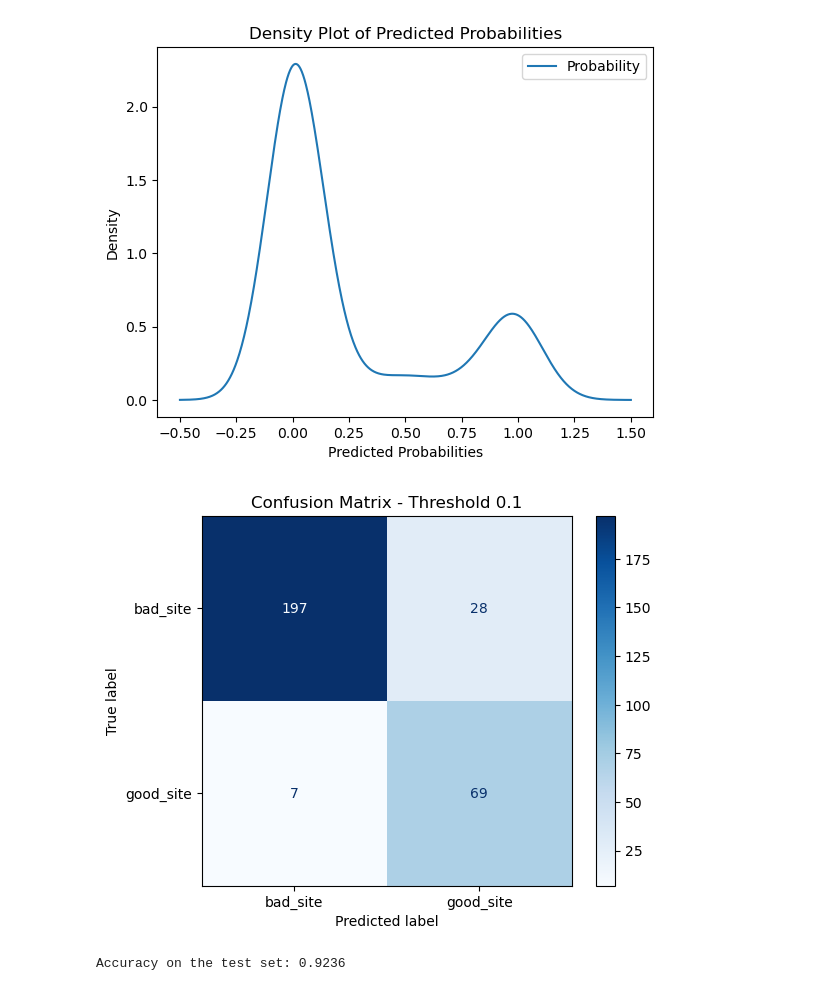
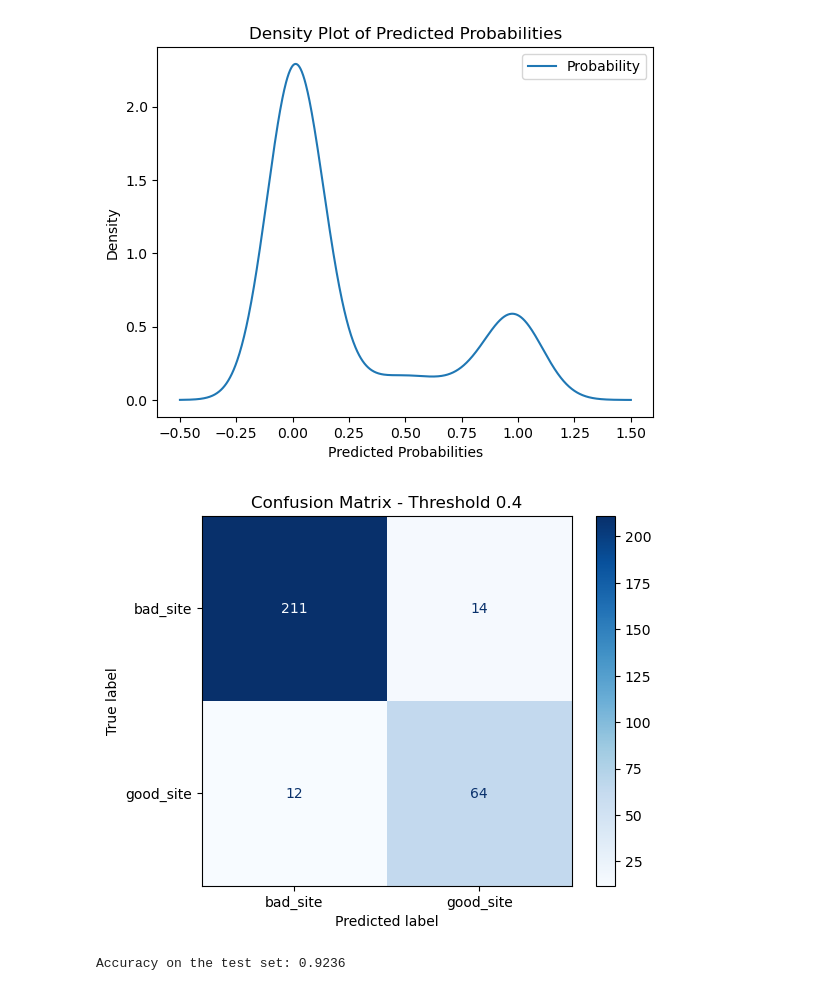
Before and after one commit to LibertyV7/DS4001G1, a Jupyter notebook: solar_dt.ipynb, the cells around one changed output. Saved outputs shown, nothing was run; the diff lists cells and outputs as text; code cells hidden in the pictures.

```diff
--- a/solar_dt.ipynb
+++ b/solar_dt.ipynb
@@ -428,9 +428,9 @@ plt.show()
 # %% [output]
 [figure]
 # %%
-adjust_thres(best,x_tune, y_tune,.1)
+adjust_thres(best,x_tune, y_tune,.4)
 # %% [output]
-[figure, old version]
+[figure, new version]
 # %%
 test_accuracy = best.score(x_test, y_test)
 print(f'Accuracy on the test set: {test_accuracy:.4f}')
```
Also changed, not shown: parts of 1 cell of this notebook.
